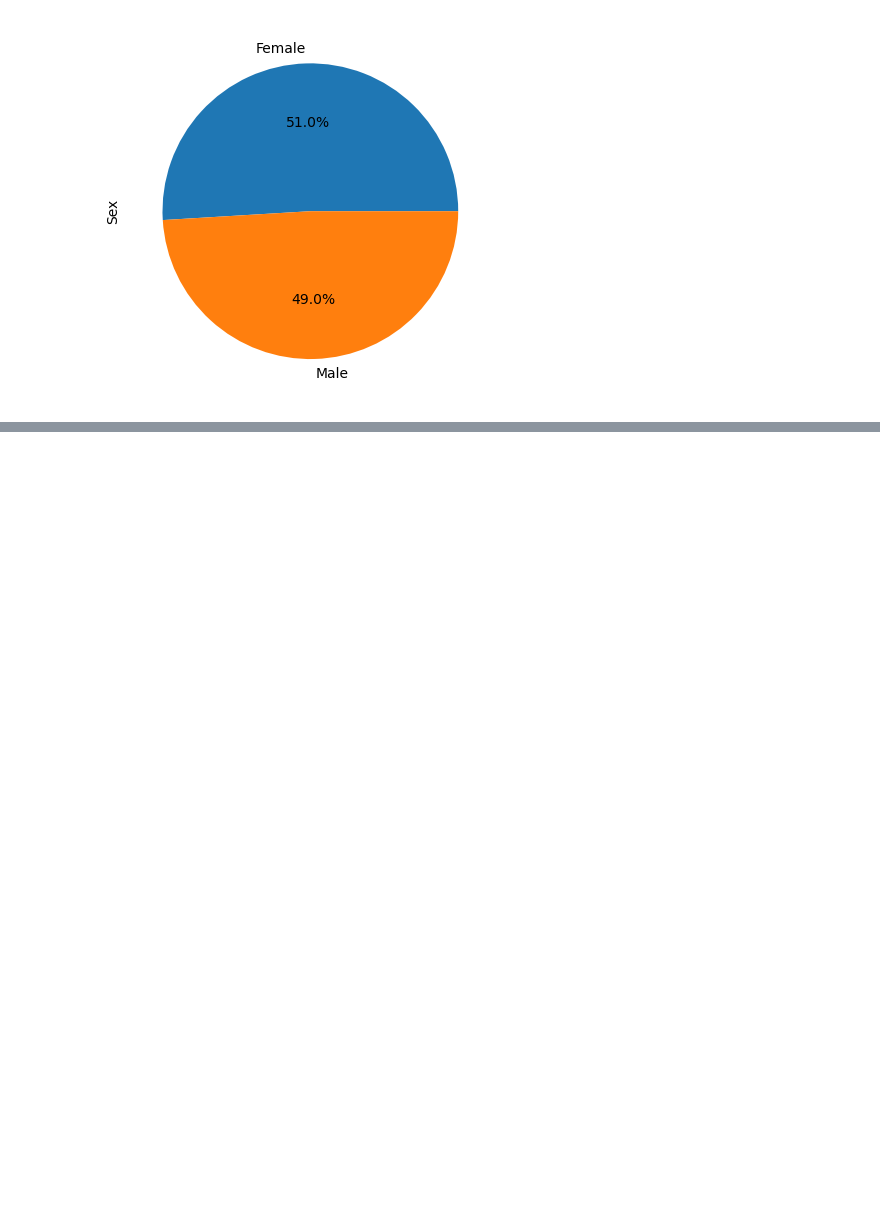
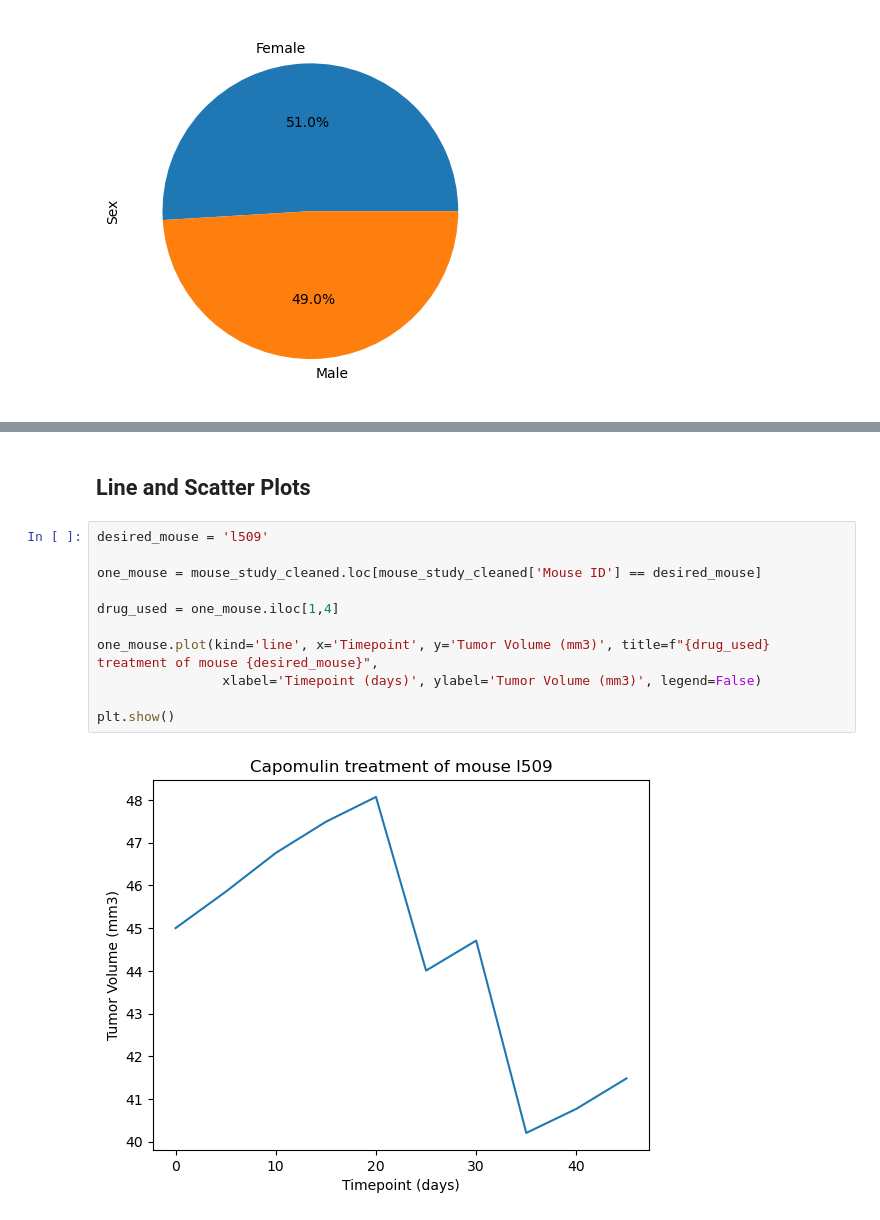
Before and after one commit to DominicT1995/Data-Visualization-Challenge, a Jupyter notebook: Pymaceuticals/pymaceuticals.ipynb, the cells around one changed output, grey strips where cells are left out. Drawn from its saved outputs; the diff is of its cells as text; blank space fills up the shorter version.

```diff
--- a/Pymaceuticals/pymaceuticals.ipynb
+++ b/Pymaceuticals/pymaceuticals.ipynb
@@ -148,0 +205,15 @@ plt.show()
+# %% [markdown]
+## Line and Scatter Plots
+# %%
+desired_mouse = 'l509'
+
+one_mouse = mouse_study_cleaned.loc[mouse_study_cleaned['Mouse ID'] == desired_mouse]
+
+drug_used = one_mouse.iloc[1,4]
+
+one_mouse.plot(kind='line', x='Timepoint', y='Tumor Volume (mm3)', title=f"{drug_used} treatment of mouse {desired_mouse}",
+                xlabel='Timepoint (days)', ylabel='Tumor Volume (mm3)', legend=False)
+
+plt.show()
+# %% [output]
+[figure, added]
```
Also changed, not shown: parts of 12 cells of this notebook.
